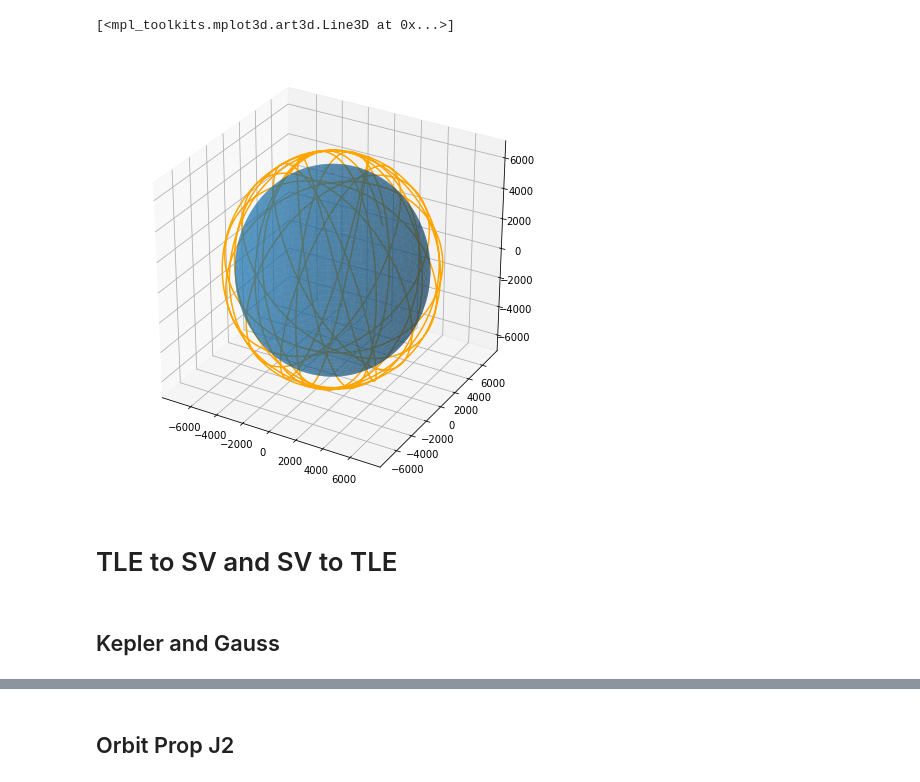
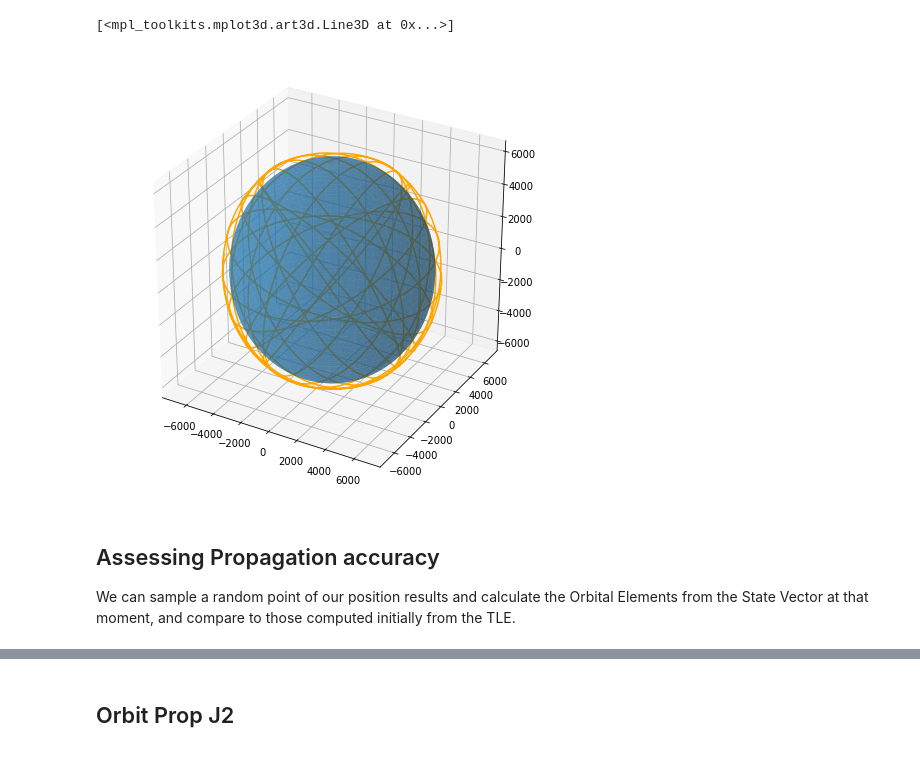
Before and after one commit to ljdcvda/aerospace-projects, a Jupyter notebook: orbit/orbit.ipynb, the cells around one changed output, grey strips where cells are left out. Drawn from its saved outputs; the diff is of its cells as text; code cells hidden in the pictures.

Commit message:
propagation fcts

```diff
--- a/orbit/orbit.ipynb
+++ b/orbit/orbit.ipynb
@@ -3,0 +7,5 @@
+# %%
+with open('tle_iss.txt', 'r') as f:
+    tle = f.readlines()
+
+tle
@@ -3,0 +113,4 @@
+# %%
+r, v = OE2SV(i,W,e,w,M,n)
+print(r)
+print(v)
@@ -24,3 +142,0 @@ sol = solve_ivp(dynamics, [0, 3600*24], rv, rtol=1e-9, atol=1e-9, dense_output=T
-# %%
-r = sol.y[:3]
-t = sol.t
@@ -27,19 +145,18 @@ t = sol.t
 # %%
+import matplotlib.pyplot as plt
+from mpl_toolkits import mplot3d
+
 fig = plt.figure(figsize=(8, 8))
 ax = fig.gca(projection='3d')
-# ax.view_init(elev=9, azim=26)
 
-
-# Make data
-u = np.linspace(0, 2 * np.pi, 100)
-v = np.linspace(0, np.pi, 100)
-x = 6378 * np.outer(np.cos(u), np.sin(v))
-y = 6378 * np.outer(np.sin(u), np.sin(v))
-z = 6371 * np.outer(np.ones(np.size(u)), np.cos(v))
-
-# Plot the surface
+# Make Earth globe
+a = np.linspace(0, 2 * np.pi, 100)
+b = np.linspace(0, np.pi, 100)
+x = 6378 * np.outer(np.cos(a), np.sin(b))
+y = 6378 * np.outer(np.sin(a), np.sin(b))
+z = 6371 * np.outer(np.ones(np.size(a)), np.cos(b))
 ax.plot_surface(x, y, z, alpha=0.5)
 
-plt.plot(r[0],r[1],r[2], 'orange')
+plt.plot(position[0],position[1],position[2], 'orange')
 # %% [output]
 [<mpl_toolkits.mplot3d.art3d.Line3D at 0x...>]
@@ -49,26 +167,28 @@ plt.plot(r[0],r[1],r[2], 'orange')
 # %%
 def cart2sph(x,y,z):
     azimuth = np.arctan2(y,x)
     elevation = np.arctan2(z,np.sqrt(x**2 + y**2))
     r = np.sqrt(x**2 + y**2 + z**2)
     return azimuth, elevation, r
 
 def sph2cart(azimuth,elevation,r):
     x = r * np.cos(elevation) * np.cos(azimuth)
     y = r * np.cos(elevation) * np.sin(azimuth)
     z = r * np.sin(elevation)
     return x, y, z
 
-azimuth,elevation,d = cart2sph(r[0],r[1],r[2])
-azimuth=azimuth-7.25*10**-5*sol.t
-r1,r2,r3 = sph2cart(azimuth,elevation,d)
+def add_earth_rotation(position):
+    azimuth,elevation,d = cart2sph(position[0],position[1],position[2])
+    azimuth=azimuth-7.25*10**-5*sol.t
+    r1,r2,r3 = sph2cart(azimuth,elevation,d)
+    return [r1, r2, r3]
 
 fig = plt.figure(figsize=(8, 8))
 ax = fig.gca(projection='3d')
 ax.plot_surface(x,y,z, alpha=0.5)
-plt.plot(r1,r2,r3, 'orange')
+
+position_with_rotation = add_earth_rotation(position)
+plt.plot(position_with_rotation[0],position_with_rotation[1],position_with_rotation[2], 'orange')
 # %% [output]
 [<mpl_toolkits.mplot3d.art3d.Line3D at 0x...>]
-[figure, old version]
+[figure, new version]
-# %% [markdown]
-# TLE to SV and SV to TLE
@@ -104 +195,4 @@ plt.plot(r1,r2,r3, 'orange')
+# %% [markdown]
+## Assessing Propagation accuracy
+We can sample a random point of our position results and calculate the Orbital Elements from the State Vector at that moment, and compare to those computed initially from the TLE.
 # %%
@@ -138,2 +240,0 @@ plt.plot(r1,r2,r3, 'orange')
-# %% [markdown]
-## Kepler and Gauss
```
Also changed, not shown: parts of 23 cells of this notebook, 2 other files.
